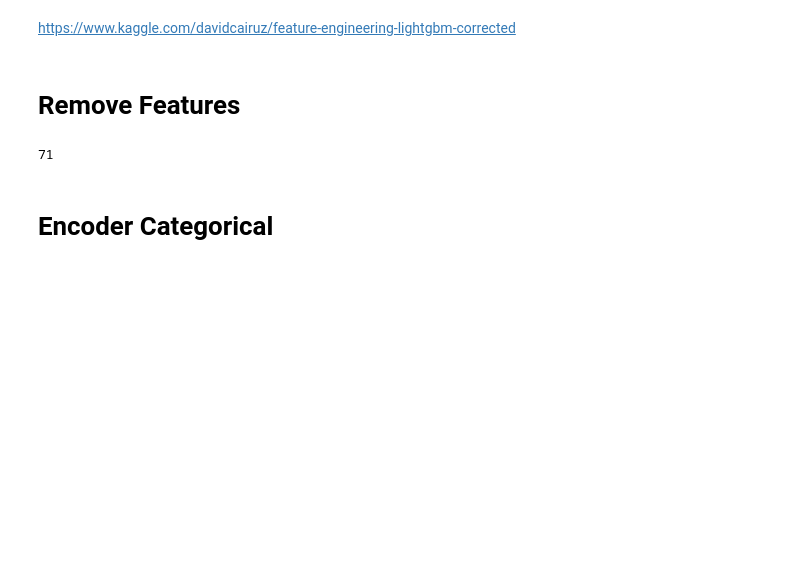
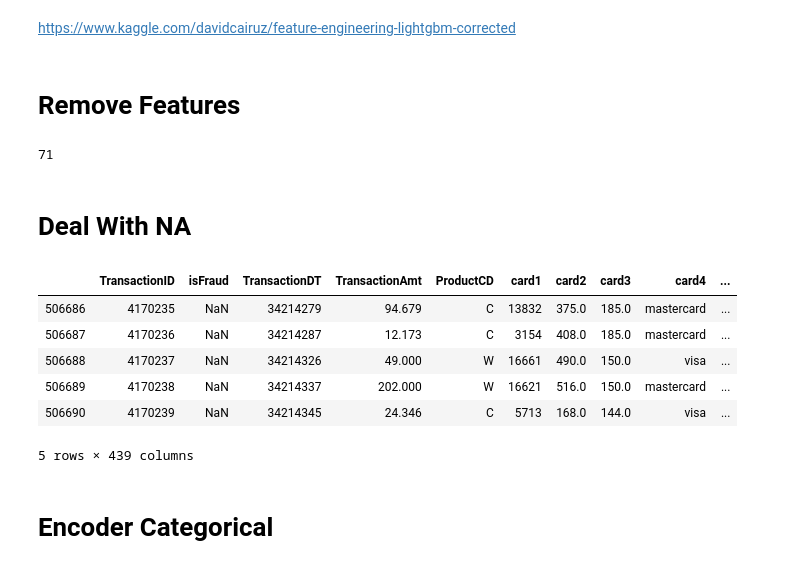
Before and after one commit to haataa/IEEE_CIS_Fraud_Detection, a Jupyter notebook: Feature_Engineer.ipynb, the cells around one changed output. Drawn from its saved outputs; the diff is of its cells as text; code cells hidden in the pictures; blank space fills up the shorter version.

```diff
--- a/Feature_Engineer.ipynb
+++ b/Feature_Engineer.ipynb
@@ -183,0 +196,8 @@ df_total['card_mv_day_fq'] = df_total.groupby(['card_id','DT_day','DT_month','DT
+# %%
+# 持卡人距离均值
+df_total['card_dist1_mean'] = df_total['dist1']/df_total.groupby(['card_id'])['dist1'].transform('mean')
+df_total['card_dist2_mean'] = df_total['dist2']/df_total.groupby(['card_id'])['dist2'].transform('mean')
+# %%
+# 持卡人在某种类下的统计
+for col in ['DeviceType','DeviceInfo','screen_width','id_30','id_31']:
+    df_total['card_'+col+'_fq'] = df_total.groupby(['card_id',col])['TransactionID'].transform('count')
@@ -187,9 +224,9 @@ df_total['card_mv_day_fq'] = df_total.groupby(['card_id','DT_day','DT_month','DT
 #for col in ['D6','D7','D8','D9','DeviceInfo','screen_width']:
 #    df_total[col+'_fq_enc'] = df_total.groupby([col])['TransactionID'].transform('count')
 # %%
-for col in ['DT_hour','DT_day','DT_month','card2','card1',
-            'card3','card4','card5','card6']:#,
-    df_total[col+'_Amt_ratio'] = df_total['TransactionAmt']/df_total.groupby([col])['TransactionAmt'].transform('mean')
+#for col in ['DT_hour','DT_day','DT_month','card2','card1',
+#            'card3','card4','card5','card6']:#,
+#    df_total[col+'_Amt_ratio'] = df_total['TransactionAmt']/df_total.groupby([col])['TransactionAmt'].transform('mean')
 # %%
 #df_total['DeviceInfo'] = df_total['DeviceInfo'].fillna('unknown_device').str.lower()
 #df_total['DeviceInfo'] = df_total['DeviceInfo'].apply(lambda x: ''.join([i for i in x if i.isalpha()]))
@@ -387,6 +421,22 @@ len(cols_to_drop)
 71
 # %%
 df_total.drop(cols_to_drop, axis=1, inplace=True)
+# %% [markdown]
+# Deal With NA
+# %%
+cols_to_fill = list(set(df_total.columns)-set(['isFraud']))
+for col in cols_to_fill:
+    df_total[col].fillna(-999, inplace=True)
+# %%
+df_total.tail()
+# %% [output]
+|  | TransactionID | isFraud | TransactionDT | TransactionAmt | ProductCD | card1 | card2 | card3 | card4 | ... |
+| 506686 | 4170235 | NaN | 34214279 | 94.679 | C | 13832 | 375.0 | 185.0 | mastercard | ... |
+| 506687 | 4170236 | NaN | 34214287 | 12.173 | C | 3154 | 408.0 | 185.0 | mastercard | ... |
+| 506688 | 4170237 | NaN | 34214326 | 49.000 | W | 16661 | 490.0 | 150.0 | visa | ... |
+| 506689 | 4170238 | NaN | 34214337 | 202.000 | W | 16621 | 516.0 | 150.0 | mastercard | ... |
+| 506690 | 4170239 | NaN | 34214345 | 24.346 | C | 5713 | 168.0 | 144.0 | visa | ... |
+5 rows × 439 columns
 # %% [markdown]
 # Encoder Categorical
 # %%
```
Also changed, not shown: parts of 12 cells of this notebook.
